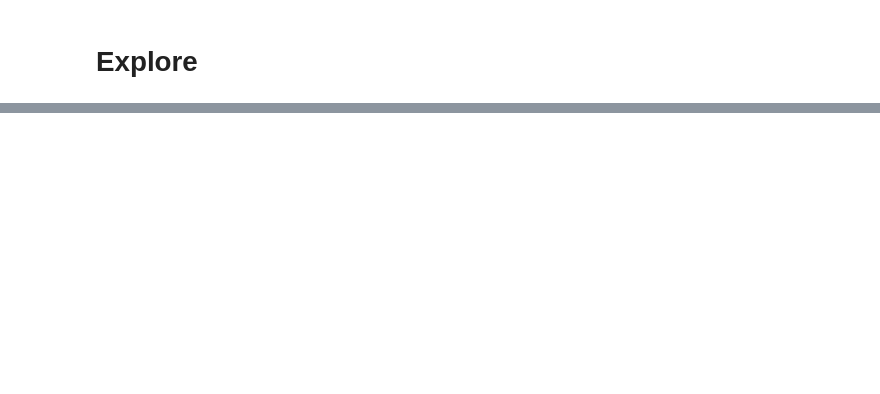
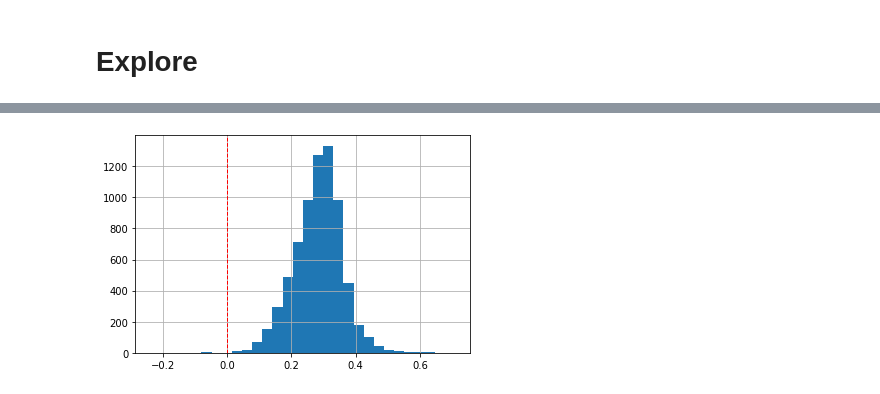
Before and after one commit to pm5/tracevotes, a Jupyter notebook: nbs/President.ipynb, the cells around one changed output, grey strips where cells are left out. Saved outputs shown, nothing was run; the diff lists cells and outputs as text; code cells hidden in the pictures; blank space fills up the shorter version.

```diff
--- a/nbs/President.ipynb
+++ b/nbs/President.ipynb
@@ -167,0 +251,6 @@ Int64Index([    0,     1,  2670,  2671, 10712, 10713, 11972, 11973, 15596,
+# %%
+president_changes.changes_at_2016.hist(bins=30);
+plt.axvline(0.00, color="red", linestyle="dashed", linewidth=1)
+plt.show()
+# %% [output]
+[figure, added]
```
Also changed, not shown: parts of 22 cells of this notebook, 8 other files.
